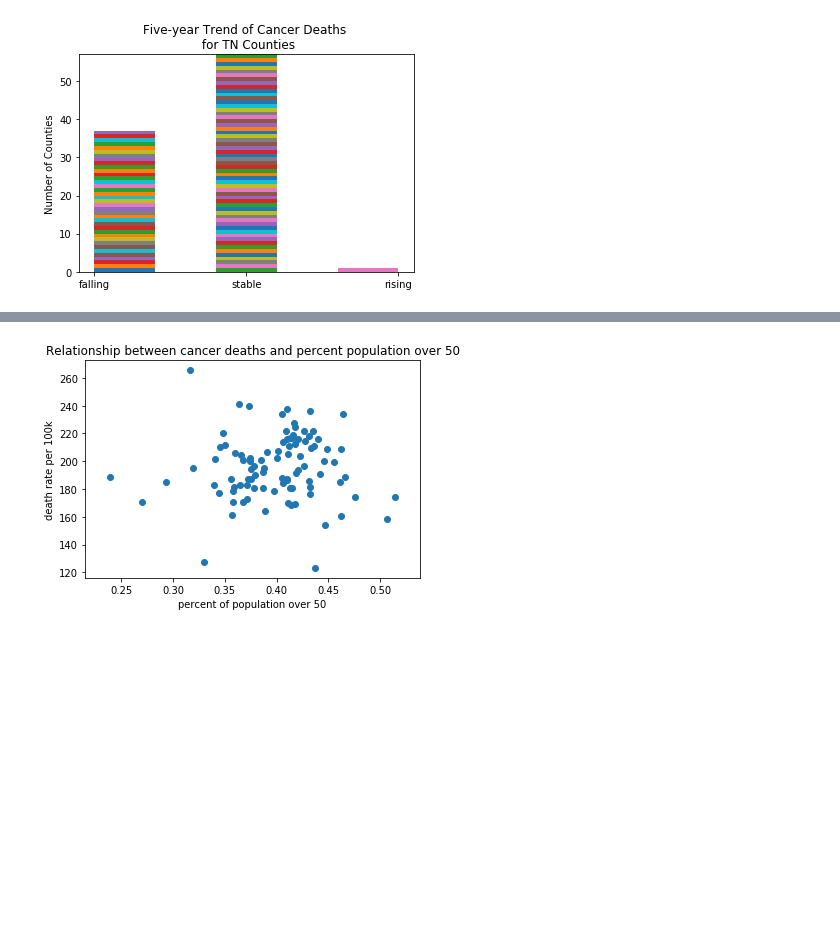
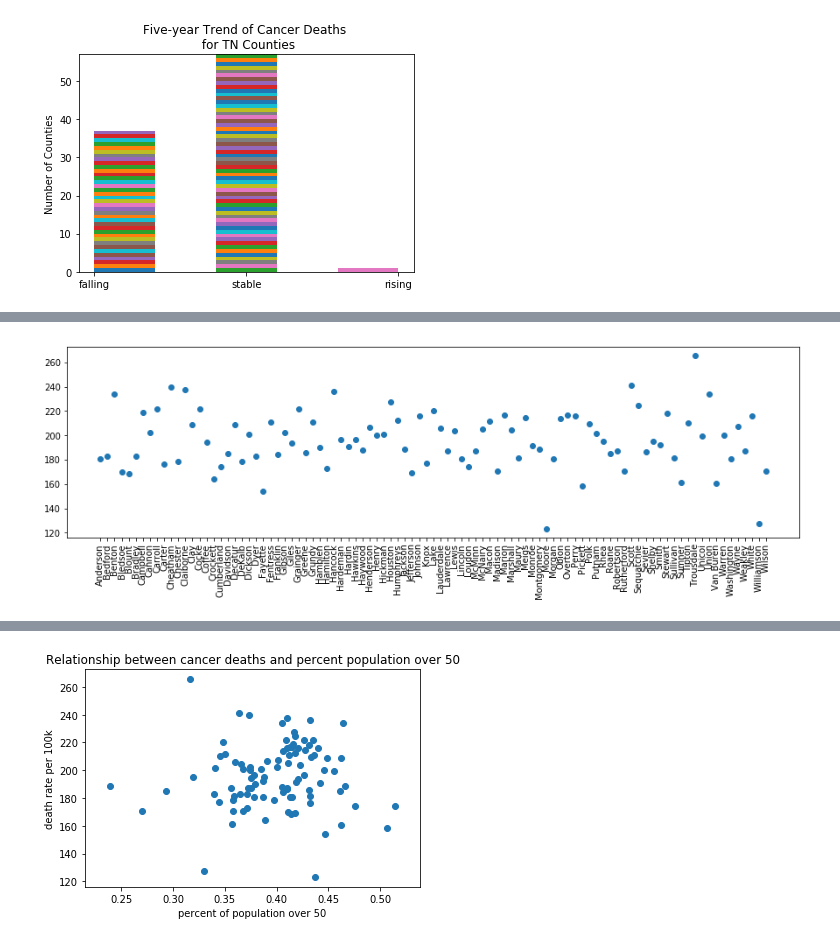
Before and after one commit to awillet/vanderbilt-aspire-data-essentials, a Jupyter notebook: alaina_pct_over_50.ipynb, the cells around one changed output, grey strips where cells are left out. Saved outputs shown, nothing was run; the diff lists cells and outputs as text; code cells hidden in the pictures; blank space fills up the shorter version.

```diff
--- a/alaina_pct_over_50.ipynb
+++ b/alaina_pct_over_50.ipynb
@@ -461,0 +318,7 @@ pop_and_cancer = pop_and_cancer.drop(data_85over, axis = 1)
+# %%
+plt.figure(figsize = (15,4))
+plt.scatter(pop_and_cancer['county'], pop_and_cancer['age_adjusted_death_rate_per_100k'])
+plt.xticks(rotation = 90)
+plt.show();
+# %% [output]
+[figure, added]
```
Also changed, not shown: parts of 60 cells of this notebook.
